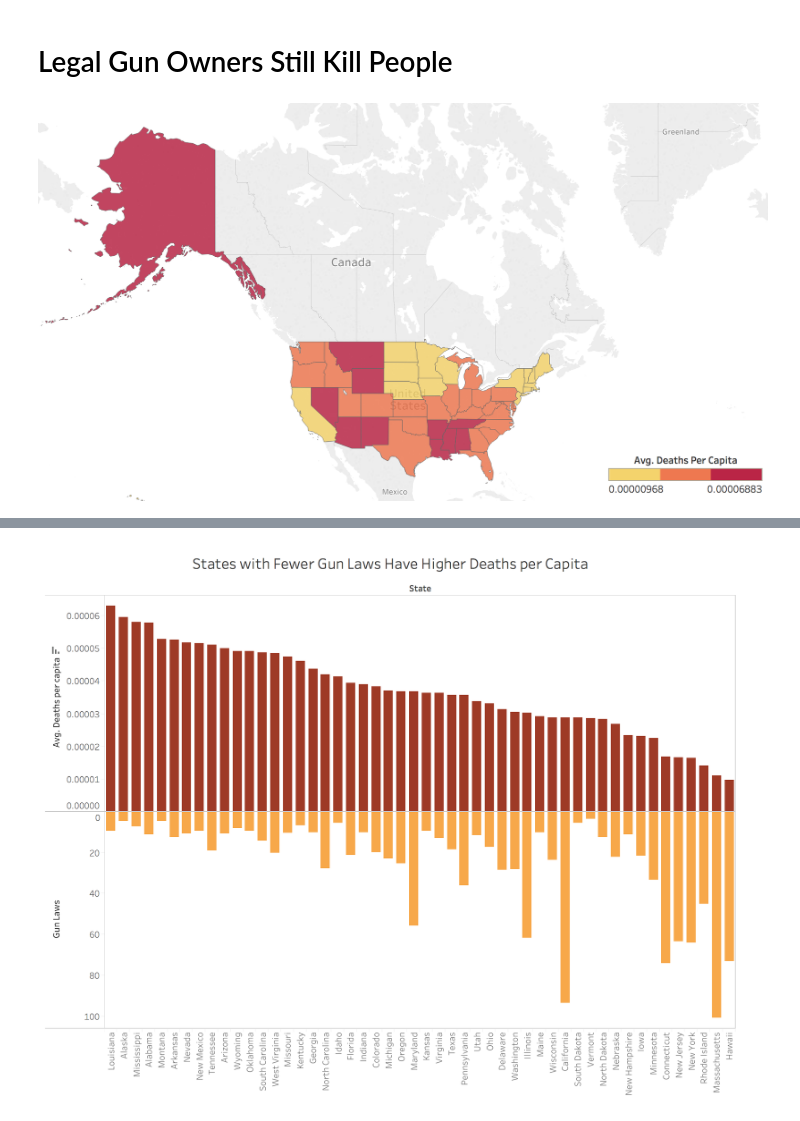
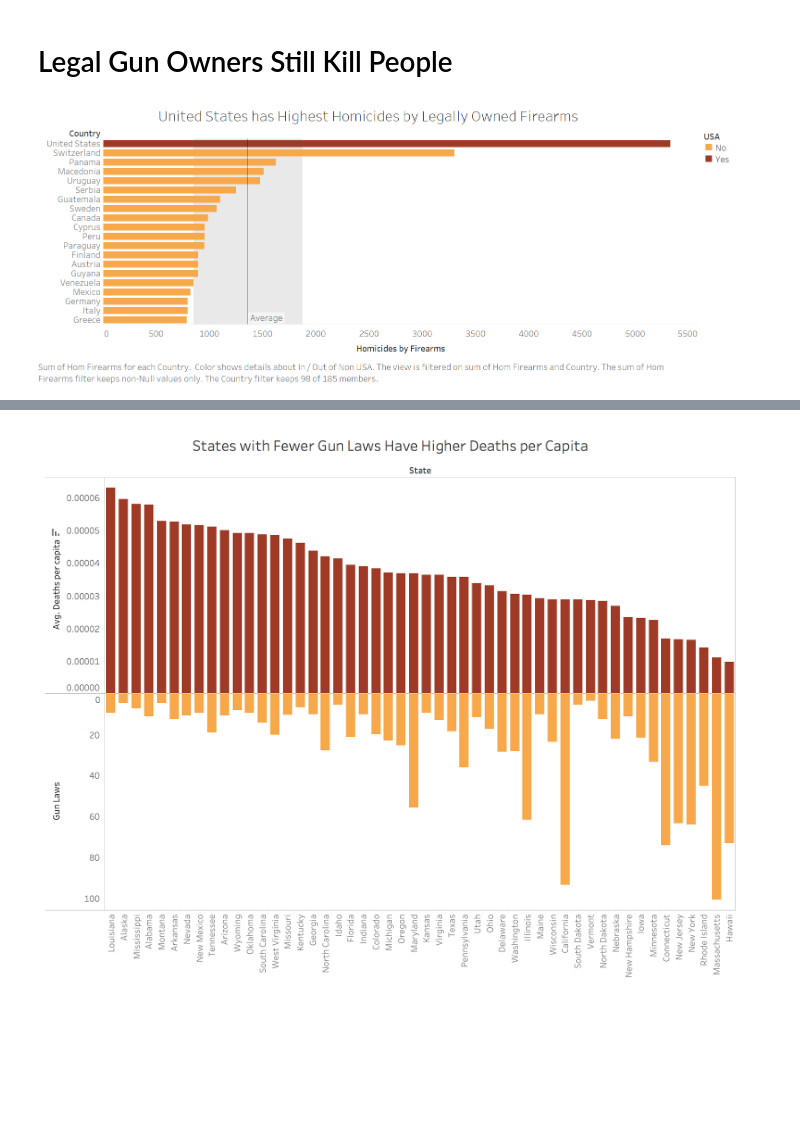
Before and after one commit to mayjai/US-Gun-Exploration-Visualization, a Jupyter notebook: Copy_of_US_Gun_Exploration.ipynb, the cells around one changed output, grey strips where cells are left out. Drawn from its saved outputs; the diff is of its cells as text; code cells hidden in the pictures; blank space fills up the shorter version.

```diff
--- a/Copy_of_US_Gun_Exploration.ipynb
+++ b/Copy_of_US_Gun_Exploration.ipynb
@@ -4,6 +4,6 @@
 # Legal Gun Owners Still Kill People
 # %%
 from IPython.display import Image
-Image('https://raw.githubusercontent.com/ttussing/US-Gun-Exploration-Visualization/master/images/Deaths_by_state.png', width = 1300, height = 700)
+Image('https://raw.githubusercontent.com/ttussing/US-Gun-Exploration-Visualization/master/images/Homicides%20by%20Personally%20Owned%20Guns.png', width = 1300, height = 500)
 # %% [output]
-[figure, old version]
+[figure, new version]
```
Also changed, not shown: parts of 1 cell of this notebook.
